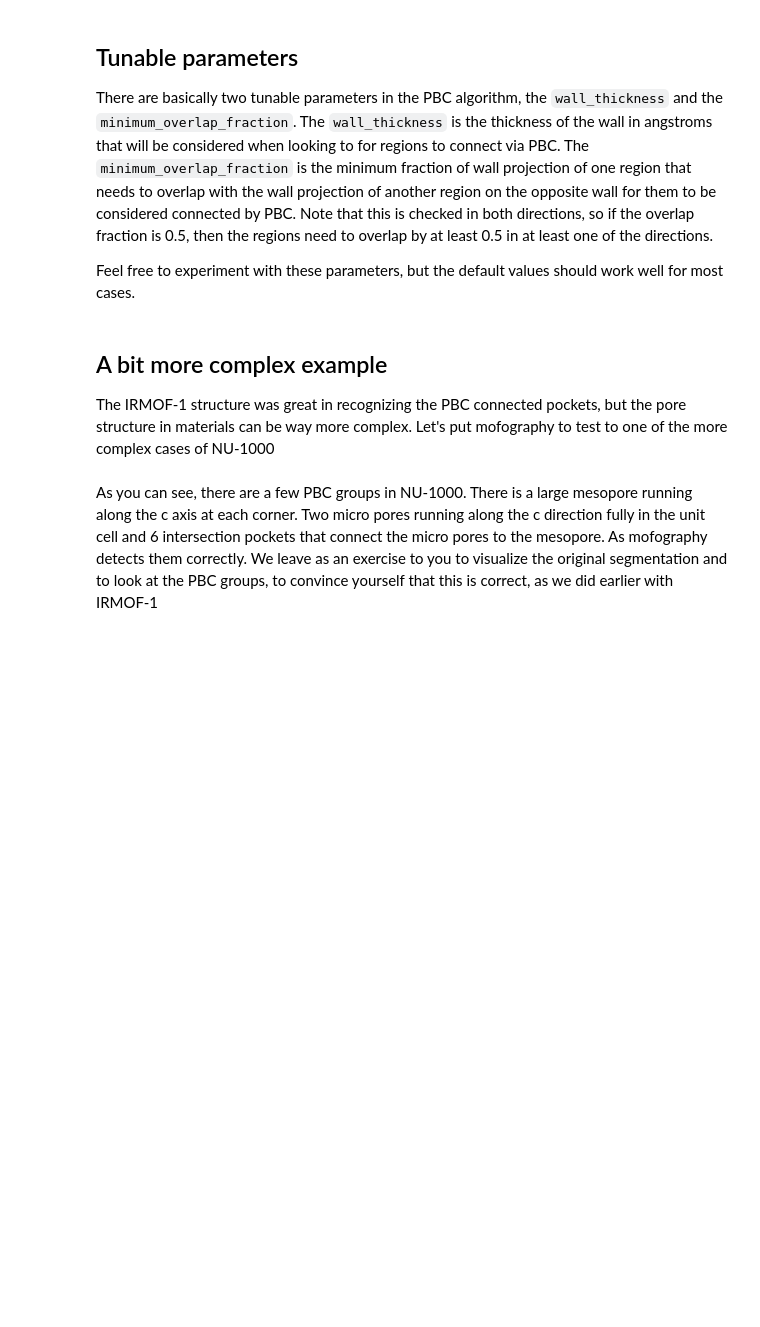
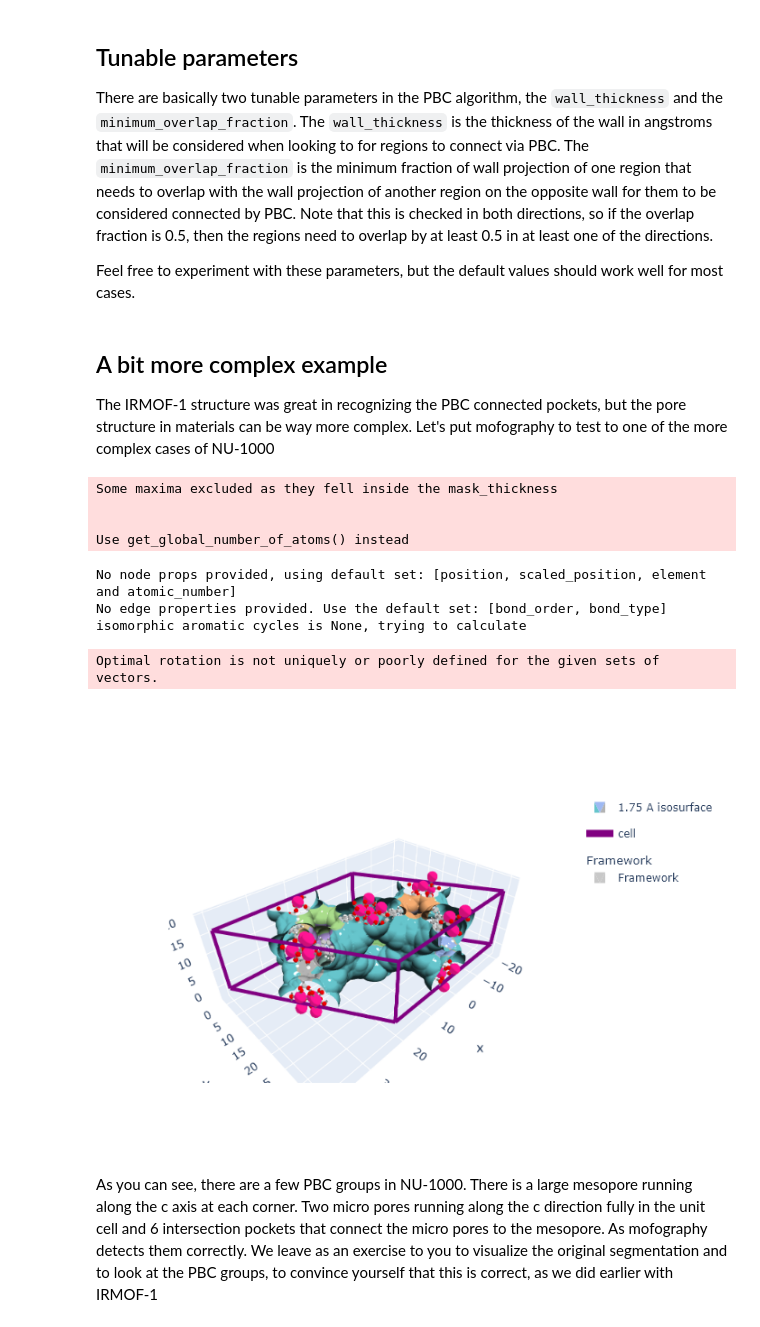
Before and after one commit to mofography/mofography, a Jupyter notebook: docs/applying_pbc.ipynb, the cells around one changed output. Saved outputs shown, nothing was run; the diff lists cells and outputs as text; code cells hidden in the pictures; blank space fills up the shorter version.

```diff
--- a/docs/applying_pbc.ipynb
+++ b/docs/applying_pbc.ipynb
@@ -106,17 +123,27 @@ The IRMOF-1 structure was great in recognizing the PBC connected pockets, but th
 # %%
 
 path_to_cif = os.path.join(path_to_mgr, 'examples','TestCIFs', 'NU-1000_S1.cif')
 
 mat_atoms = read(path_to_cif)
 mat_updated = mgr.update_with_covalent_bonds(mat_atoms)
 dgrid = mgr.dgrid_from_atoms(mat_updated, spacing=0.25)
 regions, maxima = mgr.regions_from_dgrid(dgrid.compute(), mask_thickness=1.5)
 maxima_radii  = dgrid.compute()[tuple(maxima.T)]
 regions_pbc = mgr.apply_pbc(regions, maxima, maxima_radii, mat_atoms)
 frame_trace = mgr.plot_framework_as_mesh(mat_updated)
 isosurface_trace = mgr.plot_surface_dgrid(dgrid.compute(), isovalue=1.75,ase_atoms=mat_updated,cscale=cscale, opacity=1, stylize=True, region_labels=regions_pbc)
 cell_trace = mgr.plot_cell(mat_updated)
-go.Figure(data=[isosurface_trace, cell_trace, *frame_trace]).show()
+go.Figure(data=[isosurface_trace, cell_trace, *frame_trace]).show(renderer='png')
+# %% [output]
+Some maxima excluded as they fell inside the mask_thickness
+
+
+Use get_global_number_of_atoms() instead
+No node props provided, using default set: [position, scaled_position, element and atomic_number]
+No edge properties provided. Use the default set: [bond_order, bond_type]
+isomorphic aromatic cycles is None, trying to calculate
+Optimal rotation is not uniquely or poorly defined for the given sets of vectors.
+[figure, added]
 # %% [markdown]
 As you can see, there are a few PBC groups in NU-1000. There is a large mesopore running along the c axis at each corner. Two micro pores running along the c direction fully in the unit cell and 6 intersection pockets that connect the micro pores to the mesopore. As mofography detects them correctly. We leave as an exercise to you to visualize the original segmentation and to look at the PBC groups, to convince yourself that this is correct, as we did earlier with IRMOF-1
 # %% [markdown]
```
Also changed, not shown: parts of 5 cells of this notebook.
